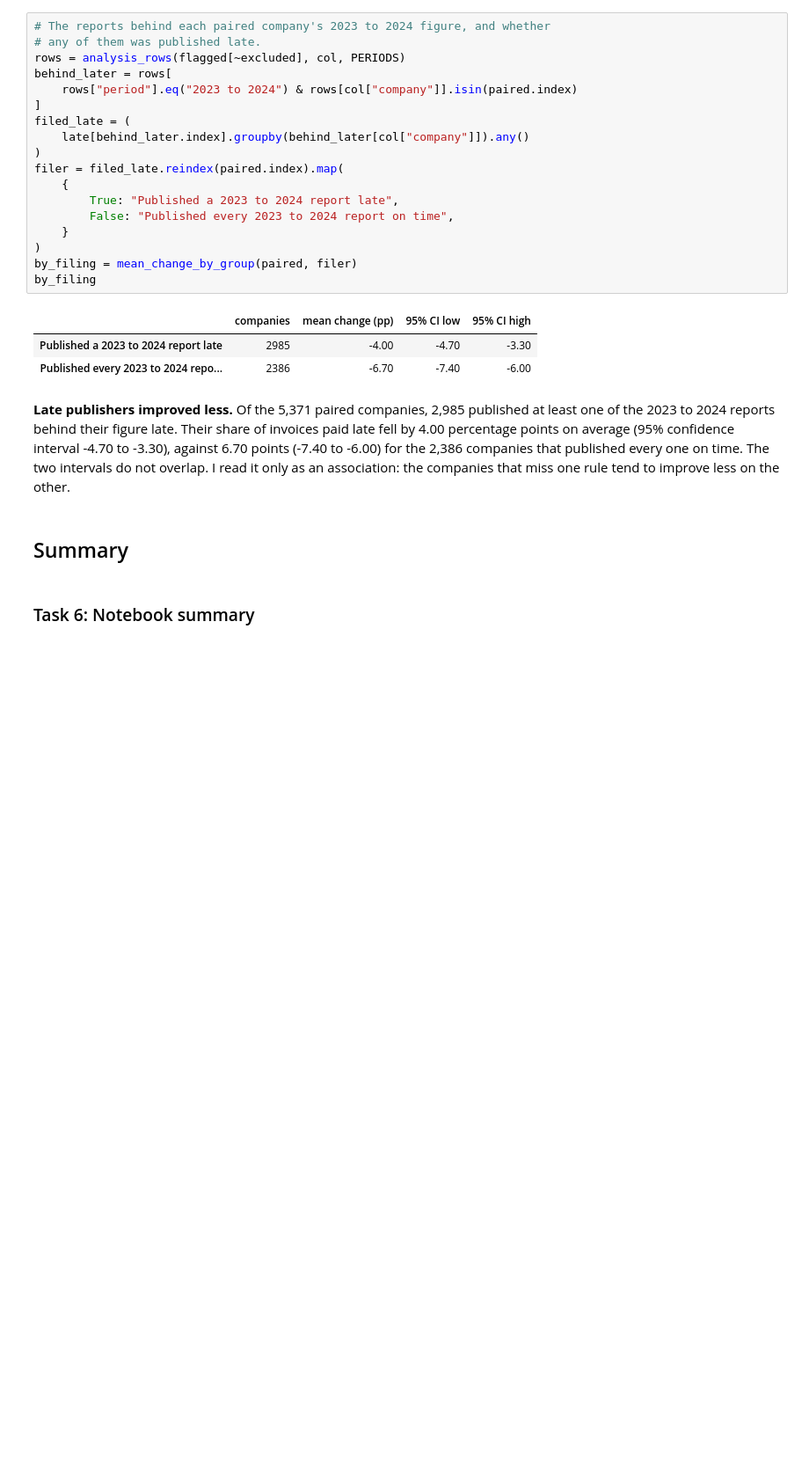
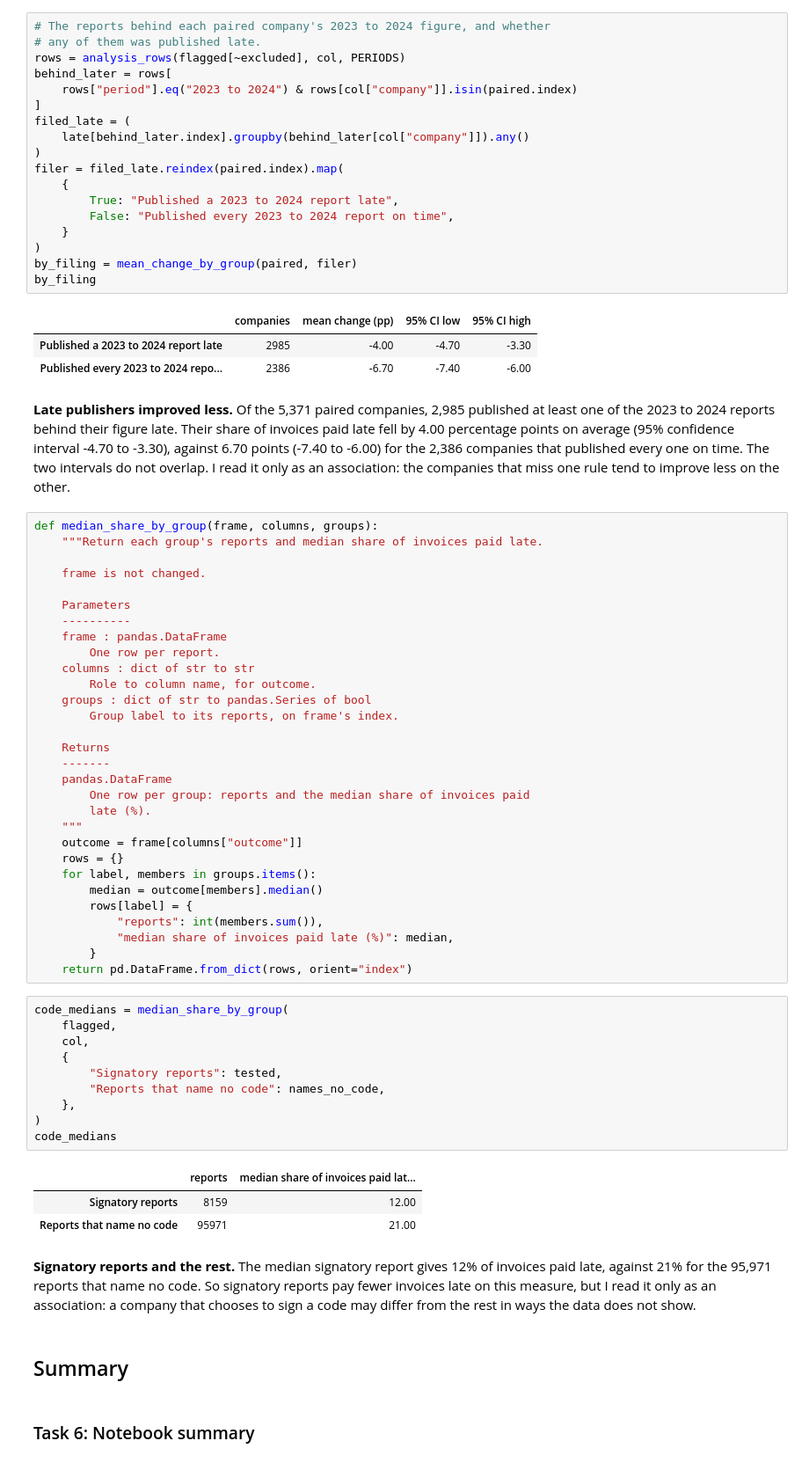
Before and after one commit to PaddyGilliland1/statistical-analysis-project, a Jupyter notebook: analysis.ipynb, the cells around one changed output. Shown at 88% size. Saved outputs shown, nothing was run; the diff lists cells and outputs as text; blank space fills up the shorter version.

```diff
--- a/analysis.ipynb
+++ b/analysis.ipynb
@@ -2710,6 +2700,52 @@ by_filing
 | Published every 2023 to 2024 repo... | 2386 | -6.70 | -7.40 | -6.00 |
 # %% [markdown]
 **Late publishers improved less.** Of the 5,371 paired companies, 2,985 published at least one of the 2023 to 2024 reports behind their figure late. Their share of invoices paid late fell by 4.00 percentage points on average (95% confidence interval -4.70 to -3.30), against 6.70 points (-7.40 to -6.00) for the 2,386 companies that published every one on time. The two intervals do not overlap. I read it only as an association: the companies that miss one rule tend to improve less on the other.
+# %%
+def median_share_by_group(frame, columns, groups):
+    """Return each group's reports and median share of invoices paid late.
+
+    frame is not changed.
+
+    Parameters
+    ----------
+    frame : pandas.DataFrame
+        One row per report.
+    columns : dict of str to str
+        Role to column name, for outcome.
+    groups : dict of str to pandas.Series of bool
+        Group label to its reports, on frame's index.
+
+    Returns
+    -------
+    pandas.DataFrame
+        One row per group: reports and the median share of invoices paid
+        late (%).
+    """
+    outcome = frame[columns["outcome"]]
+    rows = {}
+    for label, members in groups.items():
+        median = outcome[members].median()
+        rows[label] = {
+            "reports": int(members.sum()),
+            "median share of invoices paid late (%)": median,
+        }
+    return pd.DataFrame.from_dict(rows, orient="index")
+# %%
+code_medians = median_share_by_group(
+    flagged,
+    col,
+    {
+        "Signatory reports": tested,
+        "Reports that name no code": names_no_code,
+    },
+)
+code_medians
+# %% [output]
+|  | reports | median share of invoices paid lat... |
+| Signatory reports | 8159 | 12.00 |
+| Reports that name no code | 95971 | 21.00 |
+# %% [markdown]
+**Signatory reports and the rest.** The median signatory report gives 12% of invoices paid late, against 21% for the 95,971 reports that name no code. So signatory reports pay fewer invoices late on this measure, but I read it only as an association: a company that chooses to sign a code may differ from the rest in ways the data does not show.
 # %% [markdown]
 ## Summary
 # %% [markdown]
```
Also changed, not shown: parts of 5 cells of this notebook.
